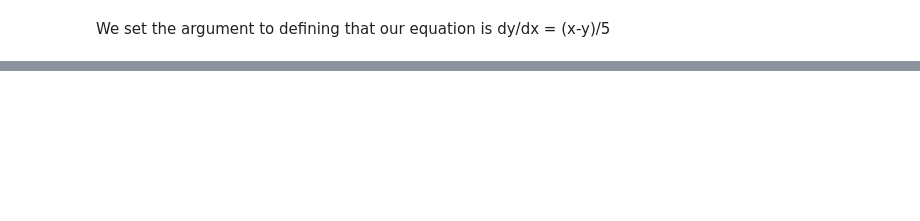
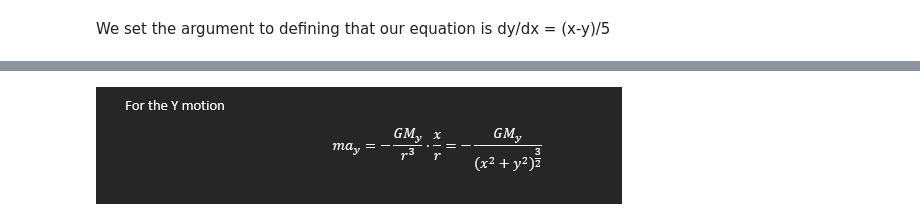
Before and after one commit to ArmielynObinguar/Computational-Physics, a Jupyter notebook: Computational_Physics.ipynb, the cells around one changed output, grey strips where cells are left out. Saved outputs shown, nothing was run; the diff lists cells and outputs as text; code cells hidden in the pictures; blank space fills up the shorter version.

```diff
--- a/Computational_Physics.ipynb
+++ b/Computational_Physics.ipynb
@@ -42,0 +66,10 @@ Other Implementation Ruge Kutta to Differential Equation
+# %%
+from IPython.display import display
+from PIL import Image
+
+path="/content/Screenshot_88.png"
+display(Image.open(path))
+
+#Here's the closer look for the Y motion
+# %% [output]
+[figure, added]
```
Also changed, not shown: parts of 15 cells of this notebook.
